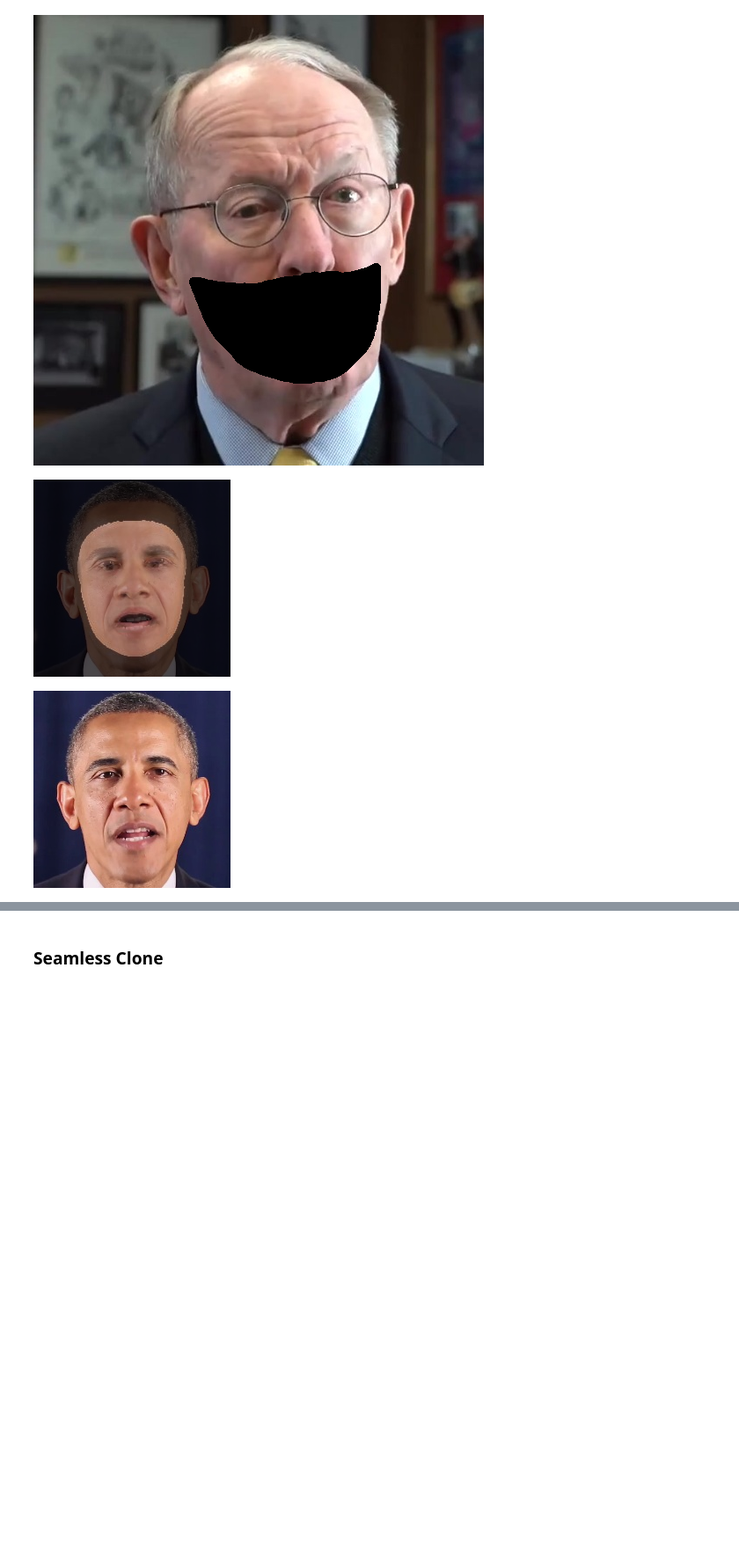
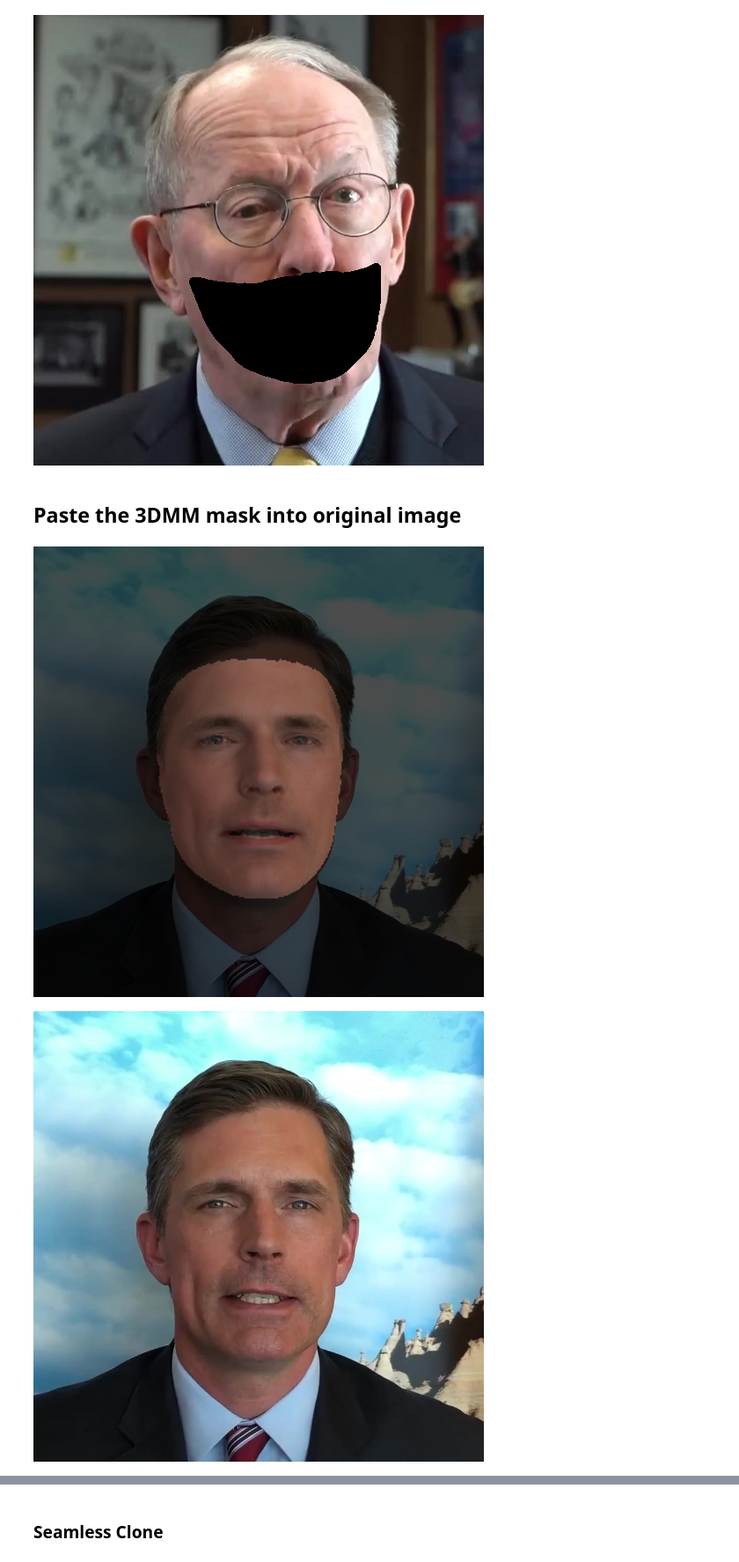
Before and after one commit to zhanghm1995/programming-learning-examples, a Jupyter notebook: OpenCV_learning/scripts/combine_images.ipynb, the cells around one changed output, grey strips where cells are left out. Shown at 88% size. Drawn from its saved outputs; the diff is of its cells as text; code cells hidden in the pictures; blank space fills up the shorter version.

Commit message:
update image operations

```diff
--- a/OpenCV_learning/scripts/combine_images.ipynb
+++ b/OpenCV_learning/scripts/combine_images.ipynb
@@ -76,37 +76,47 @@ masked_img = get_masked_image(src_img, mask_img)
 display(Image.fromarray(masked_img[..., ::-1]))
 # %% [output]
 [figure]
+# %% [markdown]
+## Paste the 3DMM mask into original image
 # %%
+import cv2
+import numpy as np
+
+
 def paste_mask(src_img, mask_img, mask=None):
     if mask is None:
         mask = np.expand_dims(cv2.cvtColor(mask_img, cv2.COLOR_BGR2GRAY) > 0, -1)
     else:
         mask = mask[..., None]
     # mask = cv2.threshold(gray,220,220, cv2.THRESH_BINARY)[1]
     output_image =  mask_img * mask + src_img * (1 - mask)
     output_image = output_image.astype(np.uint8)
     return output_image
 
-src_img = "/home/haimingzhang/Research/Face/FaceFormer/FaceFormer/data/id00002/obama_weekly_022/face_image/000001.jpg"
-mask_img = "/home/haimingzhang/Research/Programming/cv-fighter/face_fighter/3DMM/output6/000001.jpg"
+src_img = "/home/zhanghm/Temp/cv-fighter/HDTF_preprocessed/WDA_MartinHeinrich_000/face_image/000000.jpg"
+mask_img = "/home/zhanghm/Temp/cv-fighter/HDTF_preprocessed/WDA_MartinHeinrich_000/deep3dface512/000000.png"
+# mask_img = "/home/zhanghm/Research/Github/FaceFormer/data/HDTF_preprocessed/WDA_MartinHeinrich_000/deep3dface512/000080.png"
+# src_img = "/home/zhanghm/Temp/cv-fighter/HDTF_preprocessed/WRA_CoryGardner0_000/face_image/000000.jpg"
+# mask_img = "/home/zhanghm/Temp/cv-fighter/HDTF_preprocessed/WRA_CoryGardner0_000/deep3dface512_new/000000.png"
+
 # mask_img = "/home/haimingzhang/Research/Programming/cv-fighter/face_fighter/3DMM/output2/000000.jpg"
 
 src_img = cv2.imread(src_img)
 mask_img = cv2.imread(mask_img)
 
 add_weighted_img = cv2.addWeighted(src_img, 0.3, mask_img, 0.5, 0)
 display(Image.fromarray(add_weighted_img[..., ::-1]))
 
 display(Image.fromarray(src_img[..., ::-1]))
-
+display(Image.fromarray(mask_img[..., ::-1]))
 
 # output_img = paste_mask(src_img, mask_img)
 # display(Image.fromarray(output_img[..., ::-1]))
 
 # output_img = swap_masked_region(src_img, mask_img, contour)
 
 # # output_img = paste_mask(src_img, mask_img, mask=contour)
 # display(Image.fromarray(output_img[..., ::-1]))
 # %% [output]
-[figure, old version]
+[figure, new version]
-[figure, old version]
+[figure, new version]
```
Also changed, not shown: parts of 1 cell of this notebook, 4 other files.
